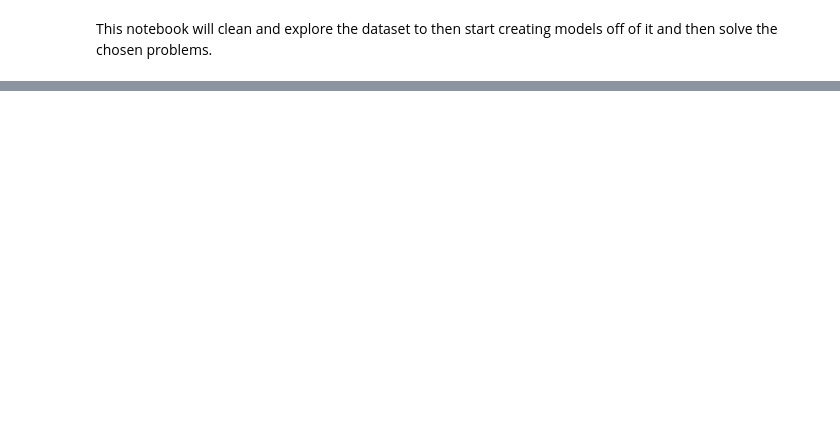
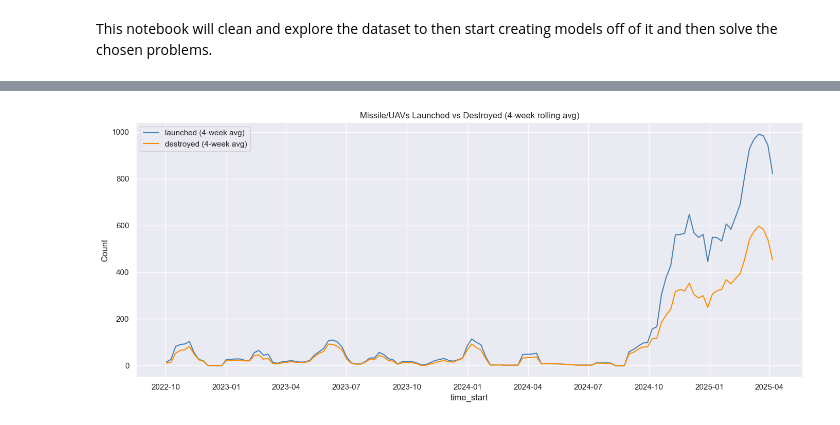
Before and after one commit to Dualboi/ml-analysis-ukraine-attacks, a Jupyter notebook: cleaning_exploring_the_dataset.ipynb, the cells around one changed output, grey strips where cells are left out. Cells and saved outputs as stored; diff of their text form; code cells hidden in the pictures; blank space fills up the shorter version.

Commit message:
changed start and end to datetime started exploring dataset

```diff
--- a/cleaning_exploring_the_dataset.ipynb
+++ b/cleaning_exploring_the_dataset.ipynb
@@ -31,0 +74,4 @@ dataset.head()
+# %%
+# Convert to datetime
+df['time_start'] = pd.to_datetime(df['time_start'], errors='coerce')
+df['time_end'] = pd.to_datetime(df['time_end'], errors='coerce')
@@ -31,0 +150,20 @@ dataset.head()
+# %%
+# Resample weekly for trends
+weekly = df.resample('W')[['launched', 'destroyed']].sum().fillna(0)
+# %%
+# 4 week rolling average (adjust window for different smoothing)
+weekly_smoothed = weekly.rolling(window=4, min_periods=1).mean()
+
+# plotting launch vs destroyed over time
+plt.figure(figsize=(14, 6))
+plt.plot(weekly_smoothed.index, weekly_smoothed['launched'], label='launched (4-week avg)' , color='steelblue')
+plt.plot(weekly_smoothed.index, weekly_smoothed['destroyed'], label='destroyed (4-week avg)', color='darkorange')
+plt.title("Missile/UAVs Launched vs Destroyed (4-week rolling avg)")
+plt.xlabel("time_start")
+plt.ylabel("Count")
+plt.legend()
+plt.grid(True)
+plt.tight_layout()
+plt.show()
+# %% [output]
+[figure, added]
```
Also changed, not shown: parts of 13 cells of this notebook, 3 other files.
